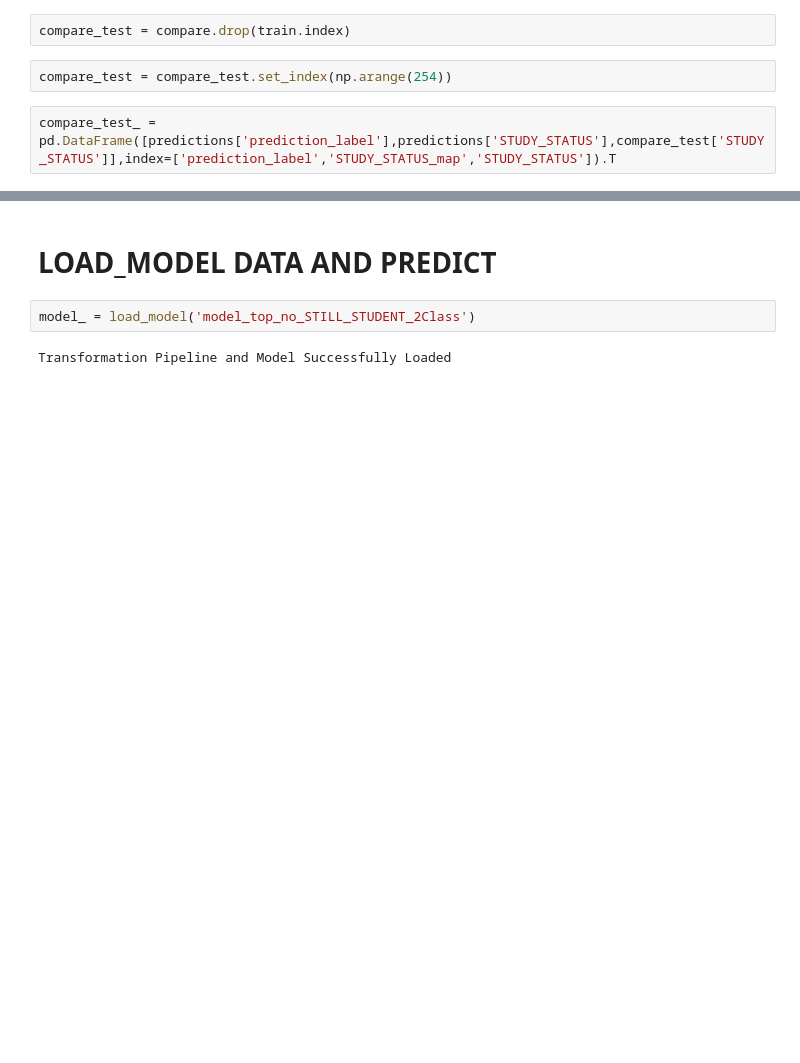
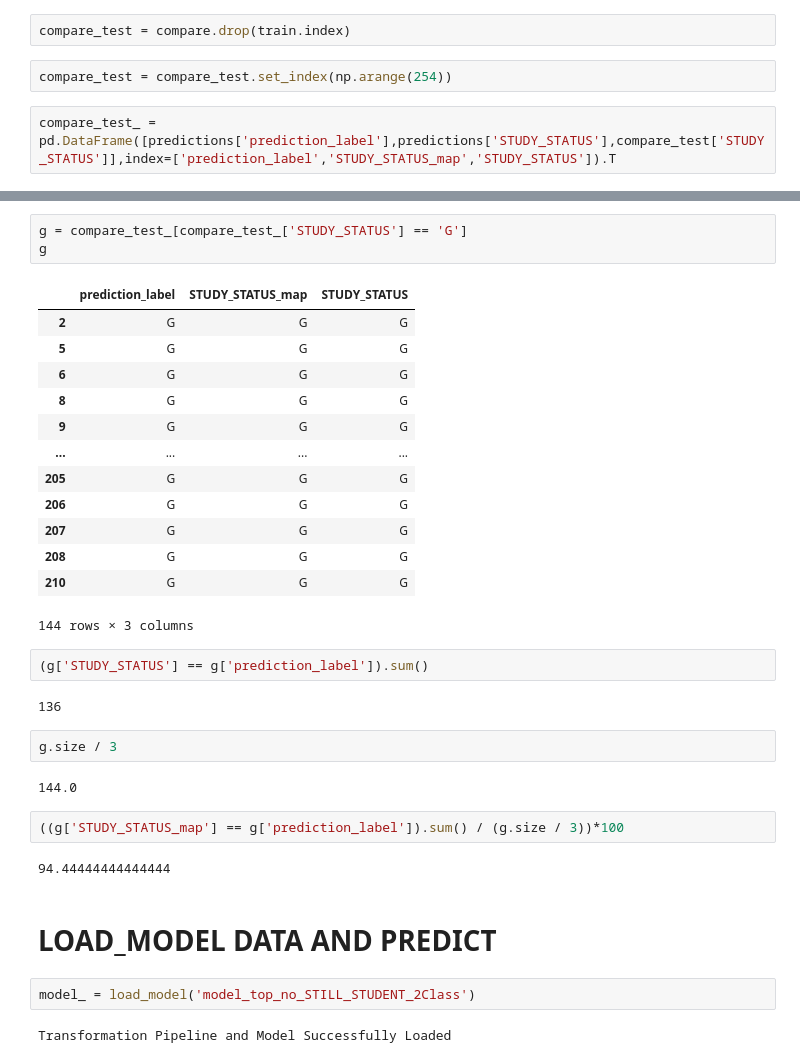
Before and after one commit to MossOcelot/PredictDropoutStudent, a Jupyter notebook: model/feature_data_.ipynb, the cells around one changed output, grey strips where cells are left out. Drawn from its saved outputs; the diff is of its cells as text; blank space fills up the shorter version.

```diff
--- a/model/feature_data_.ipynb
+++ b/model/feature_data_.ipynb
@@ -282,3 +324,32 @@ compare_test_[compare_test_['STUDY_STATUS'] == 'R']
+# %%
+g = compare_test_[compare_test_['STUDY_STATUS'] == 'G']
+g
+# %% [output]
+|  | prediction_label | STUDY_STATUS_map | STUDY_STATUS |
+| 2 | G | G | G |
+| 5 | G | G | G |
+| 6 | G | G | G |
+| 8 | G | G | G |
+| 9 | G | G | G |
+| ... | ... | ... | ... |
+| 205 | G | G | G |
+| 206 | G | G | G |
+| 207 | G | G | G |
+| 208 | G | G | G |
+| 210 | G | G | G |
+144 rows × 3 columns
+# %%
+(g['STUDY_STATUS'] == g['prediction_label']).sum()
+# %% [output]
+136
+# %%
+g.size / 3
+# %% [output]
+144.0
+# %%
+((g['STUDY_STATUS_map'] == g['prediction_label']).sum() / (g.size / 3))*100
+# %% [output]
+94.44444444444444
 # %% [markdown]
 # LOAD_MODEL DATA AND PREDICT
 # %%
```
Also changed, not shown: parts of 9 cells of this notebook.
